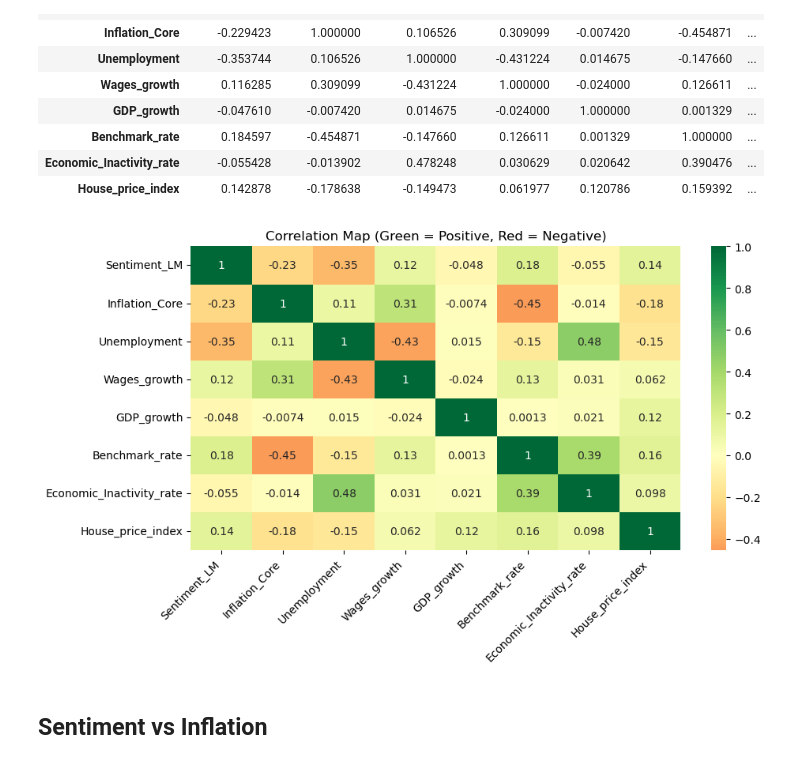
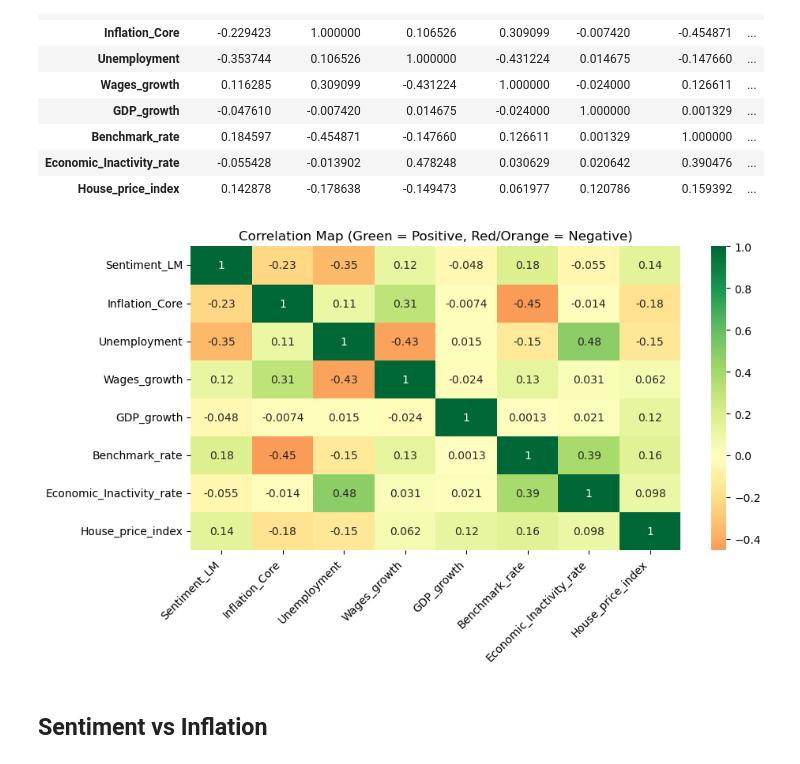
Before and after one commit to tobiajenifuja/BoE_Sentiment_Analysis, a Jupyter notebook: notebooks/insightnexus_master_notebook.ipynb, the cells around one changed output. Cells and saved outputs as stored; diff of their text form; code cells hidden in the pictures.

```diff
--- a/notebooks/insightnexus_master_notebook.ipynb
+++ b/notebooks/insightnexus_master_notebook.ipynb
@@ -210,16 +210,16 @@ variables_clean.corr(numeric_only=True) # Edited code here to only user numeric
 # %%
 # Determine correlation
 corr = variables_clean.corr(numeric_only=True)
 
 # Create the correlation heatmap
 
 plt.figure(figsize=(10, 5))
 sns.heatmap(corr, annot=True, cmap='RdYlGn', center=0)
-plt.title('Correlation Map (Green = Positive, Red = Negative)')
+plt.title('Correlation Map (Green = Positive, Red/Orange = Negative)')
 plt.xticks(rotation=45, ha='right')
 plt.show()
 # %% [output]
-[figure, old version]
+[figure, new version]
 # %% [markdown]
 ## Sentiment vs Inflation
 # %%
```
Also changed, not shown: parts of 2 cells of this notebook, 4 other files.
